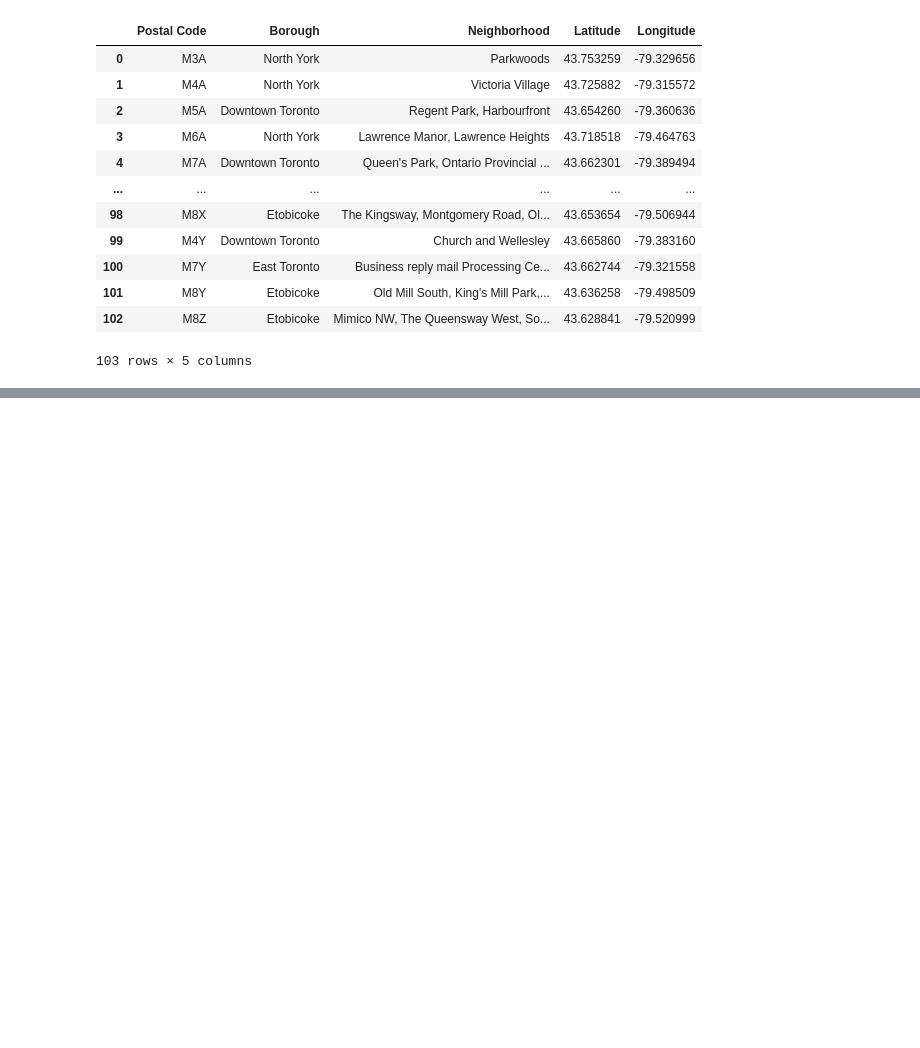
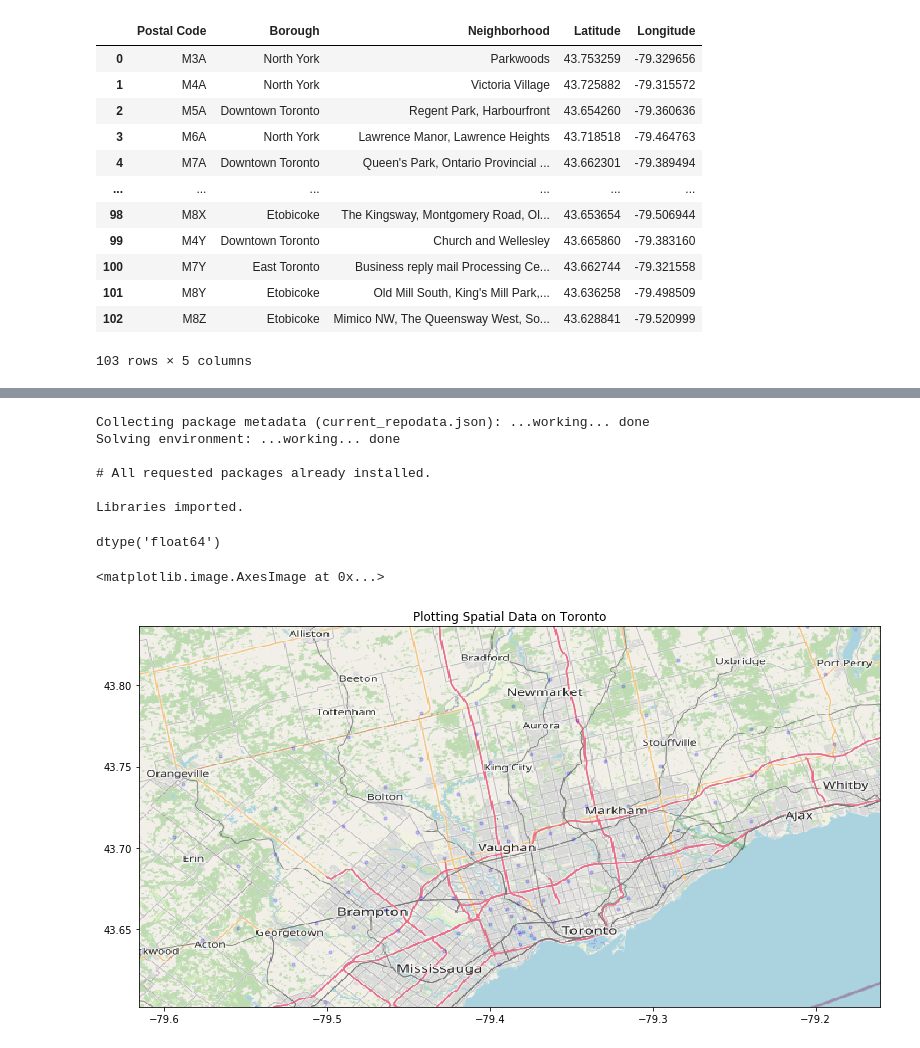
Before and after one commit to Shlok-Desai/Capstone-project-assignment-2, a Jupyter notebook: Untitled9.ipynb, the cells around one changed output, grey strips where cells are left out. Drawn from its saved outputs; the diff is of its cells as text; code cells hidden in the pictures; blank space fills up the shorter version.

```diff
--- a/Untitled9.ipynb
+++ b/Untitled9.ipynb
@@ -77,0 +81,57 @@ Final_dataframe
+# %%
+import numpy as np # library to handle data in a vectorized manner
+
+import pandas as pd # library for data analsysis
+pd.set_option('display.max_columns', None)
+pd.set_option('display.max_rows', None)
+
+import json # library to handle JSON files
+
+#!conda install -c conda-forge geopy --yes # uncomment this line if you haven't completed the Foursquare API lab
+
+
+import requests # library to handle requests
+from pandas.io.json import json_normalize # tranform JSON file into a pandas dataframe
+
+# Matplotlib and associated plotting modules
+import matplotlib.cm as cm
+import matplotlib.colors as colors
+
+# import k-means from clustering stage
+from sklearn.cluster import KMeans
+
+!conda install -c conda-forge folium=0.5.0 --yes
+import folium # map rendering library
+
+print('Libraries imported.')
+# %% [output]
+Collecting package metadata (current_repodata.json): ...working... done
+Solving environment: ...working... done
+
+# All requested packages already installed.
+
+Libraries imported.
+# %%
+Latitudes = coordinates['Latitude']
+Longitude = coordinates['Longitude']
+Latitudes = pd.to_numeric(Latitudes, errors='coerce')
+Longitude = pd.to_numeric(Longitude, errors='coerce')
+Latitudes.dtype
+# %% [output]
+dtype('float64')
+# %%
+BBox = ((Longitude.min(),   Longitude.max(),
+         Latitudes.min(), Latitudes.max()))
+# %%
+import matplotlib.pyplot as plt
+ruh_m = plt.imread('map.png')
+# %%
+fig, ax = plt.subplots(figsize = (15,7))
+ax.scatter(Longitude, Latitudes, zorder=1, alpha= 0.2, c='b', s=10)
+ax.set_title('Plotting Spatial Data on Toronto')
+ax.set_xlim(BBox[0],BBox[1])
+ax.set_ylim(BBox[2],BBox[3])
+ax.imshow(ruh_m, zorder=0, extent = BBox, aspect= 'equal')
+# %% [output]
+<matplotlib.image.AxesImage at 0x...>
+[figure, added]
```
Also changed, not shown: parts of 9 cells of this notebook.
